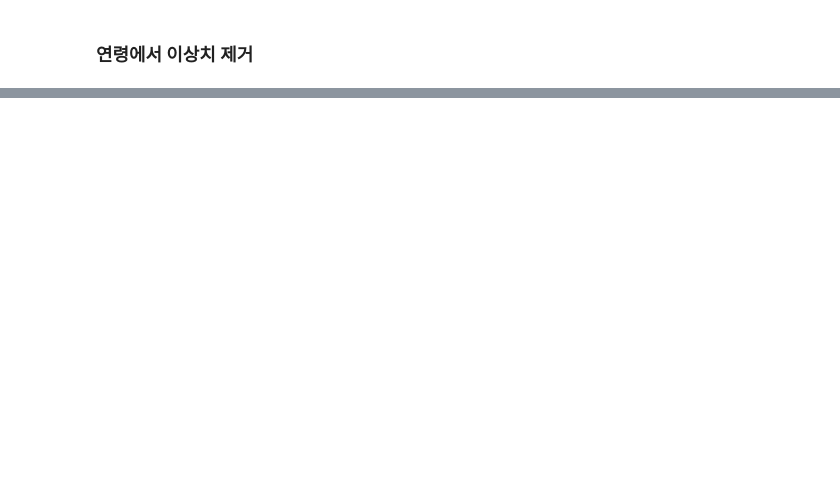
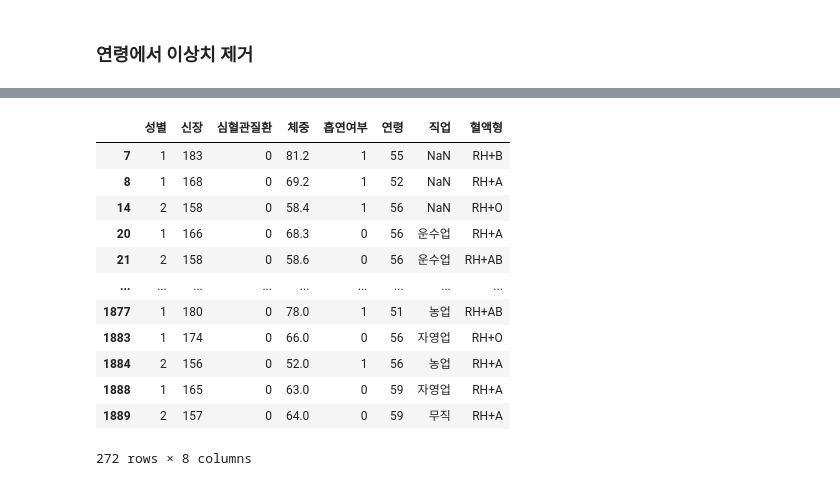
Before and after one commit to dancingKimDH/study_data_analytics, a Jupyter notebook: codes/DDA/RecurrenceOfSurgery_DDA_quests.ipynb, the cells around one changed output, grey strips where cells are left out. Cells and saved outputs as stored; diff of their text form; code cells hidden in the pictures; blank space fills up the shorter version.

```diff
--- a/codes/DDA/RecurrenceOfSurgery_DDA_quests.ipynb
+++ b/codes/DDA/RecurrenceOfSurgery_DDA_quests.ipynb
@@ -161,0 +201,17 @@ plt.show
+# %%
+condition = (df_quest['연령'] >= 50) & (df_quest['연령'] <= 59)
+df_quest[condition]
+# %% [output]
+|  | 성별 | 신장 | 심혈관질환 | 체중 | 흡연여부 | 연령 | 직업 | 혈액형 |
+| 7 | 1 | 183 | 0 | 81.2 | 1 | 55 | NaN | RH+B |
+| 8 | 1 | 168 | 0 | 69.2 | 1 | 52 | NaN | RH+A |
+| 14 | 2 | 158 | 0 | 58.4 | 1 | 56 | NaN | RH+O |
+| 20 | 1 | 166 | 0 | 68.3 | 0 | 56 | 운수업 | RH+A |
+| 21 | 2 | 158 | 0 | 58.6 | 0 | 56 | 운수업 | RH+AB |
+| ... | ... | ... | ... | ... | ... | ... | ... | ... |
+| 1877 | 1 | 180 | 0 | 78.0 | 1 | 51 | 농업 | RH+AB |
+| 1883 | 1 | 174 | 0 | 66.0 | 0 | 56 | 자영업 | RH+O |
+| 1884 | 2 | 156 | 0 | 52.0 | 1 | 56 | 농업 | RH+A |
+| 1888 | 1 | 165 | 0 | 63.0 | 0 | 59 | 자영업 | RH+A |
+| 1889 | 2 | 157 | 0 | 64.0 | 0 | 59 | 무직 | RH+A |
+272 rows × 8 columns
```
Also changed, not shown: parts of 16 cells of this notebook.
